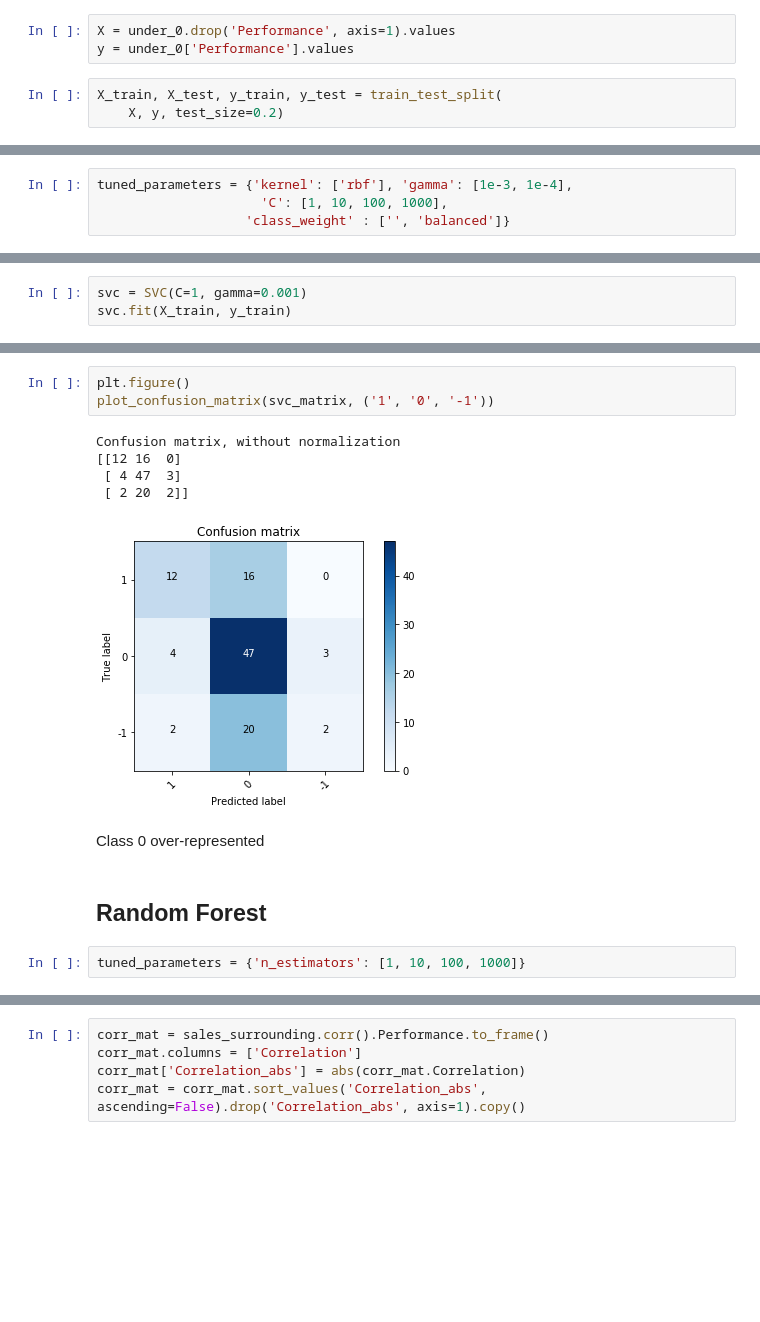
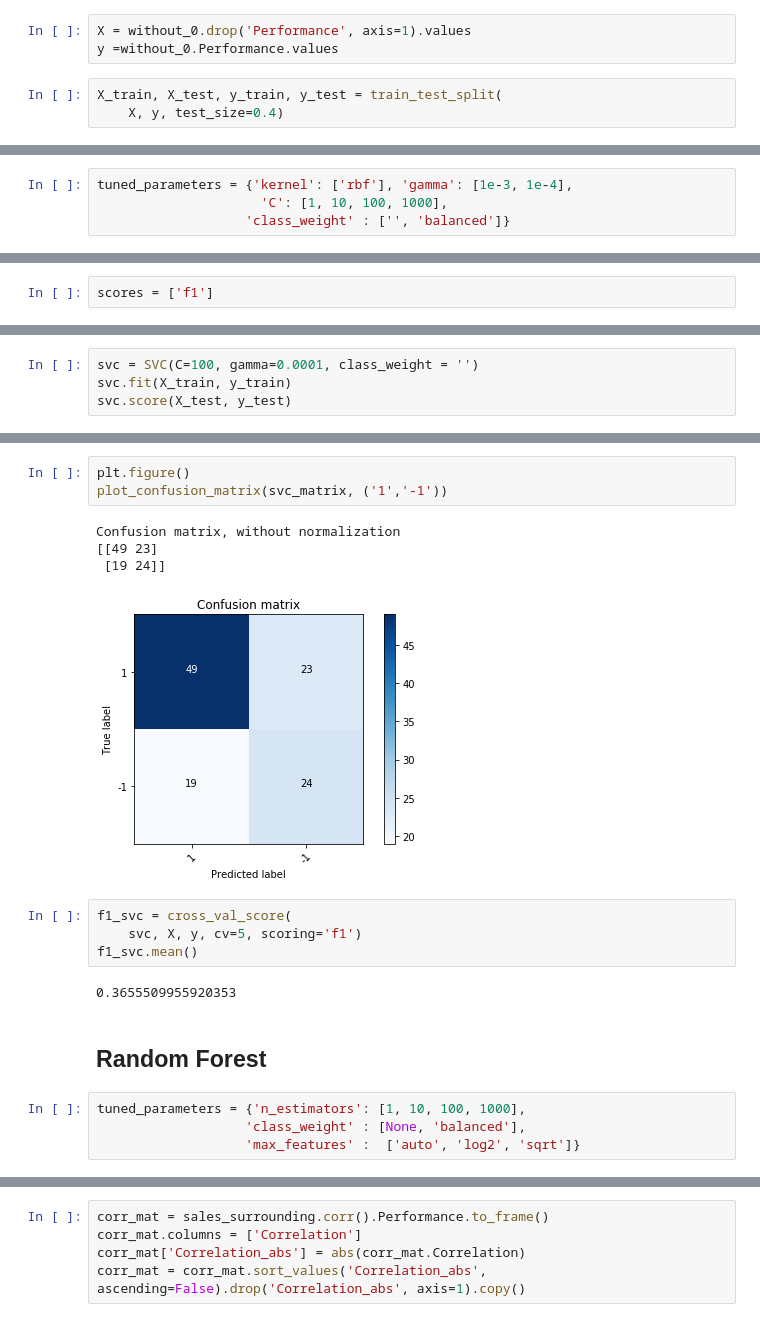
Before and after one commit to enrabre/Sales-forecast, a Jupyter notebook: pmi2.ipynb, the cells around one changed output, grey strips where cells are left out. Saved outputs shown, nothing was run; the diff lists cells and outputs as text; blank space fills up the shorter version.

```diff
--- a/pmi2.ipynb
+++ b/pmi2.ipynb
@@ -436,6 +474,6 @@ X = svd.fit_transform(X)
 # %%
-X = under_0.drop('Performance', axis=1).values
-y = under_0['Performance'].values
+X = without_0.drop('Performance', axis=1).values
+y =without_0.Performance.values
 # %%
 X_train, X_test, y_train, y_test = train_test_split(
-    X, y, test_size=0.2)
+    X, y, test_size=0.4)
@@ -468,3 +516,5 @@ scores = ['precision', 'recall']
+# %%
+scores = ['f1']
 # %%
 for score in scores:
     print("# Tuning hyper-parameters for %s" % score)
@@ -514,6 +564,7 @@ avg / total       0.49      0.47      0.47       106
 
 ()
 # %%
-svc = SVC(C=1, gamma=0.001)
+svc = SVC(C=100, gamma=0.0001, class_weight = '')
 svc.fit(X_train, y_train)
+svc.score(X_test, y_test)
 # %% [output]
@@ -531,16 +578,21 @@ array([[12, 16,  0],
 # %%
 plt.figure()
-plot_confusion_matrix(svc_matrix, ('1', '0', '-1'))
+plot_confusion_matrix(svc_matrix, ('1','-1'))
 # %% [output]
 Confusion matrix, without normalization
-[[12 16  0]
- [ 4 47  3]
- [ 2 20  2]]
+[[49 23]
+ [19 24]]
-[figure, old version]
+[figure, new version]
-# %% [markdown]
-Class 0 over-represented
+# %%
+f1_svc = cross_val_score(
+    svc, X, y, cv=5, scoring='f1')
+f1_svc.mean()
+# %% [output]
+0.3655509955920353
 # %% [markdown]
 ## Random Forest
 # %%
-tuned_parameters = {'n_estimators': [1, 10, 100, 1000]}
+tuned_parameters = {'n_estimators': [1, 10, 100, 1000],
+                   'class_weight' : [None, 'balanced'],
+                   'max_features' :  ['auto', 'log2', 'sqrt']}
 # %%
```
Also changed, not shown: parts of 76 cells of this notebook.
